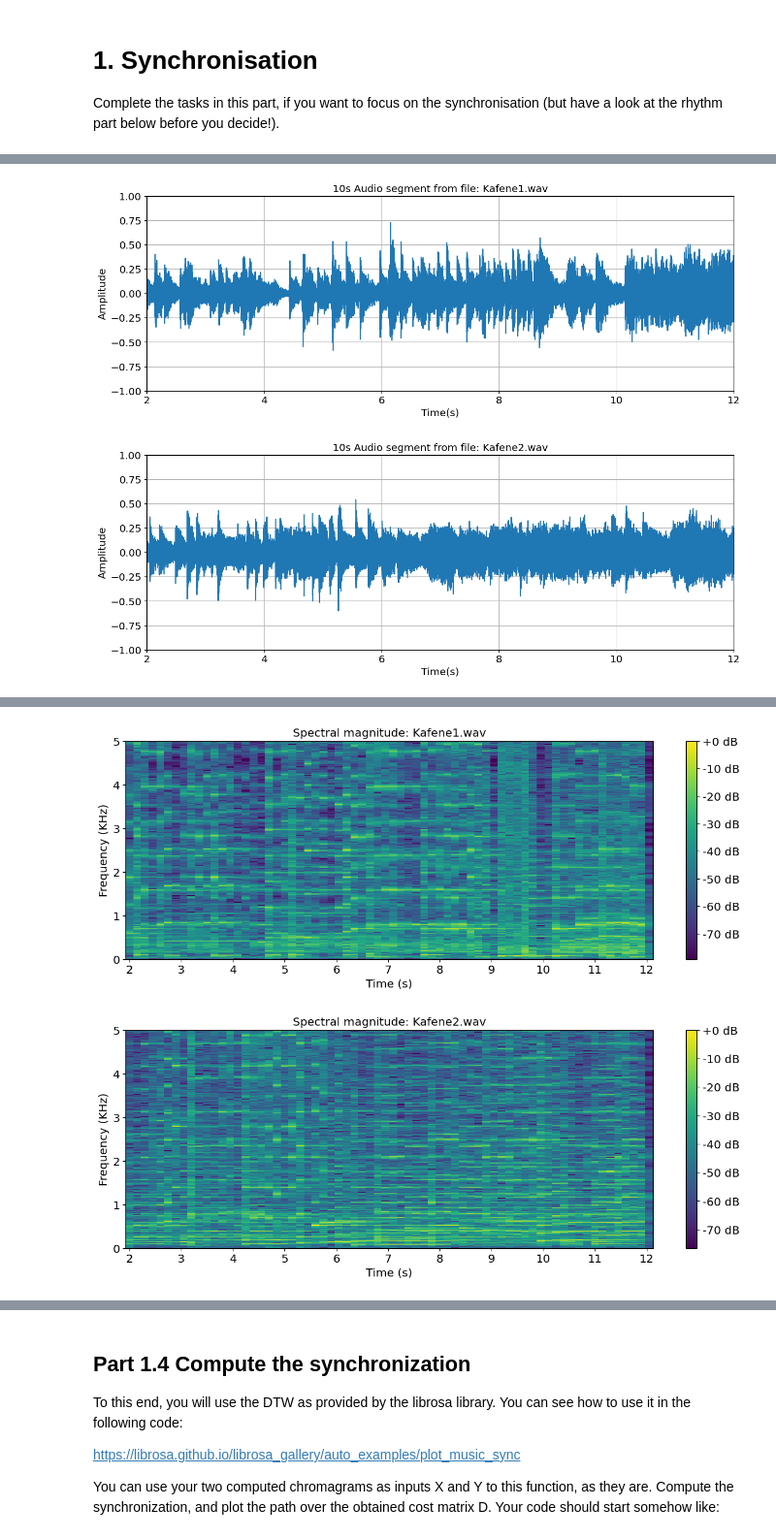
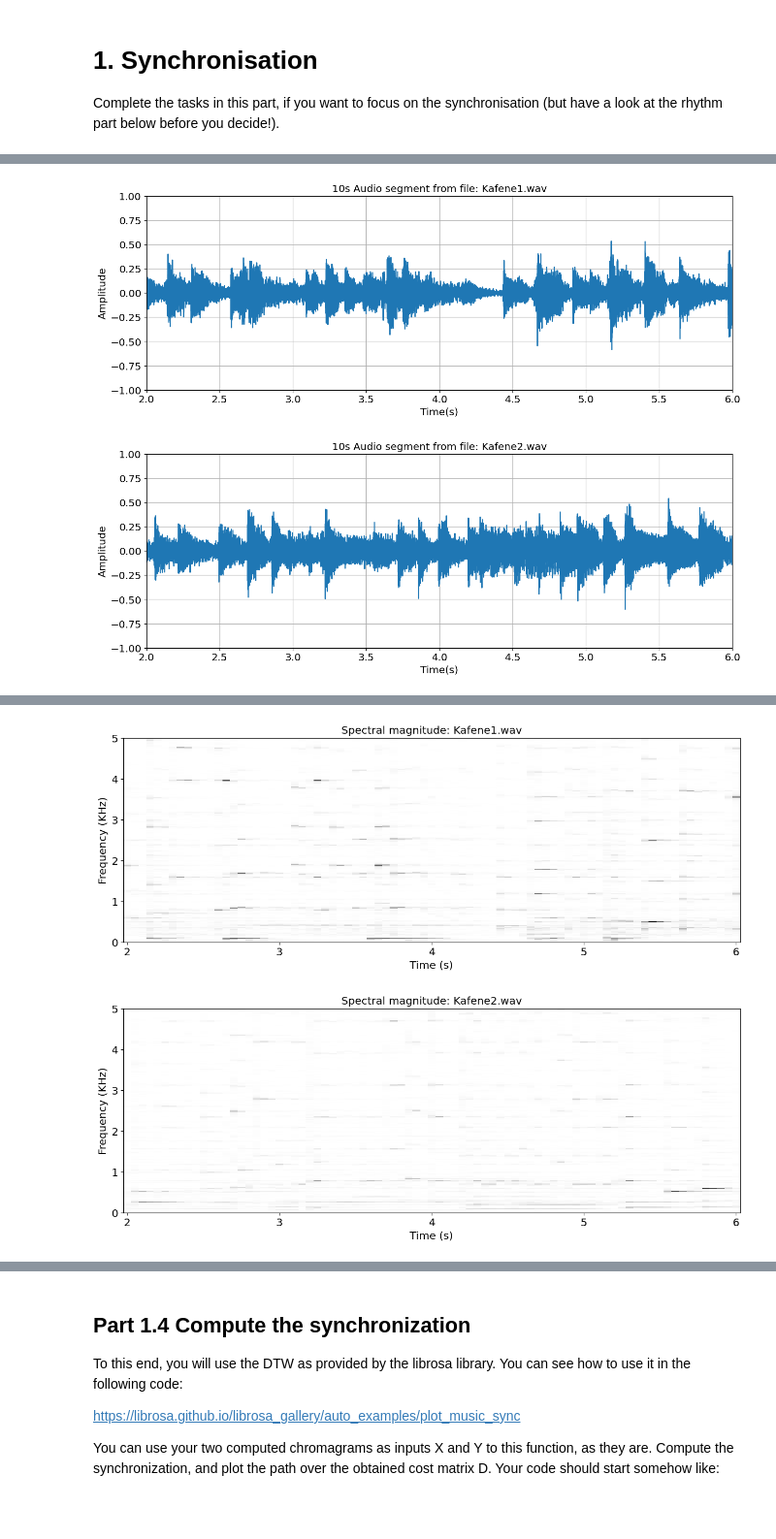
Before and after one commit to simoclemens/KTH-MusicInformaticsLabs, a Jupyter notebook: DT2470_lab03-1.ipynb, the cells around one changed output, grey strips where cells are left out. Shown at 97% size. Cells and saved outputs as stored; diff of their text form; code cells hidden in the pictures; blank space fills up the shorter version.

```diff
--- a/DT2470_lab03-1.ipynb
+++ b/DT2470_lab03-1.ipynb
@@ -41,7 +41,7 @@ def plot_waveform(filename):
 
     # Import the audio file
     starting_time = 2
-    duration = 10 #s
+    duration = 4 #s
 
     sound = AudioSegment.from_file(filename, format="wav")
     sound = sound.split_to_mono()[0]
@@ -60,15 +60,15 @@ def plot_waveform(filename):
     plt.ylabel("Amplitude")
     plt.title("10s Audio segment from file: "+filename)
     plt.grid(True)
-    plt.xlim(2, 12)
+    plt.xlim(2, 6)
     plt.ylim(-1, 1)
     plt.show()
 
 plot_waveform("Kafene1.wav")
 plot_waveform("Kafene2.wav")
 # %% [output]
-[figure, old version]
+[figure, new version]
-[figure, old version]
+[figure, new version]
 # %% [markdown]
 ## Part 1.2 Compute the spectral magnitude
 
@@ -85,7 +85,7 @@ import librosa
 def get_samples(filename):
     # Import the audio file
     starting_time = 2
-    duration = 10 #s
+    duration = 4 #s
 
     sound = AudioSegment.from_file(filename, format="wav")
     sound = sound.split_to_mono()[0]
@@ -108,7 +108,7 @@ def plot_stft_from_audio_segment(audio_segment, window_type, window_size, hop_si
         fs=sample_rate,
         window=window_type,
         nperseg=int(window_size*sample_rate),
-        nfft=fft_sample_size,
+        #nfft=fft_sample_size,
         noverlap=overlapping_samples)
 
     # Convert to kHz
@@ -116,46 +116,46 @@ def plot_stft_from_audio_segment(audio_segment, window_type, window_size, hop_si
 
     # Get stft amplitude and convert to dB
     stft_amplitude = np.abs(stft_matrix)
-    stft_db = librosa.amplitude_to_db(stft_amplitude, ref=np.max)
+    #stft_db = librosa.amplitude_to_db(stft_amplitude, ref=np.max)
 
     # Plot the spectrogram
     plt.title(plot_title)
     plt.xlabel('Time (s)')
     plt.ylabel('Frequency (KHz)')
     plt.ylim((0,5)) # limit to 5kHz the frequency axis
     # Customize the x-axis ticks and labels
     x_ticks_positions = np.arange(0, 11)
     x_ticks_labels = [str(i) for i in range(2, 13)]
     plt.xticks(x_ticks_positions, x_ticks_labels)
-    plt.pcolormesh(time, frequency, stft_db)
-    plt.colorbar(format='%+2.0f dB')
+    plt.pcolormesh(time, frequency, stft_amplitude, cmap="Greys")
+    #plt.colorbar(format='%+2.0f dB')
     plt.show()
-    return frequency*1000, time, stft_db
+    return frequency*1000, time, stft_amplitude
 
 # Plot the stft spectrogram of the first 10s with the given parameters
 
 freq1, time1, stft_db1 = plot_stft_from_audio_segment(
     samples1,
     window_type='hann',
-    window_size=0.15,
-    hop_size=0.15,
+    window_size=0.10,
+    hop_size=0.05,
     fft_sample_size=0.15*sample_rate1,
     sample_rate=sample_rate1,
     plot_title="Spectral magnitude: Kafene1.wav"
     )
 
 freq2, time2, stft_db2 =plot_stft_from_audio_segment(
     samples2,
     window_type='hann',
-    window_size=0.15,
-    hop_size=0.15,
+    window_size=0.10,
+    hop_size=0.05,
     fft_sample_size=0.15*sample_rate2,
     sample_rate=sample_rate2,
     plot_title="Spectral magnitude: Kafene2.wav"
     )
 # %% [output]
-[figure, old version]
+[figure, new version]
-[figure, old version]
+[figure, new version]
 # %% [markdown]
 ## Part 1.3 Compute a log-frequency spectrogram
 
```
Also changed, not shown: parts of 15 cells of this notebook.
